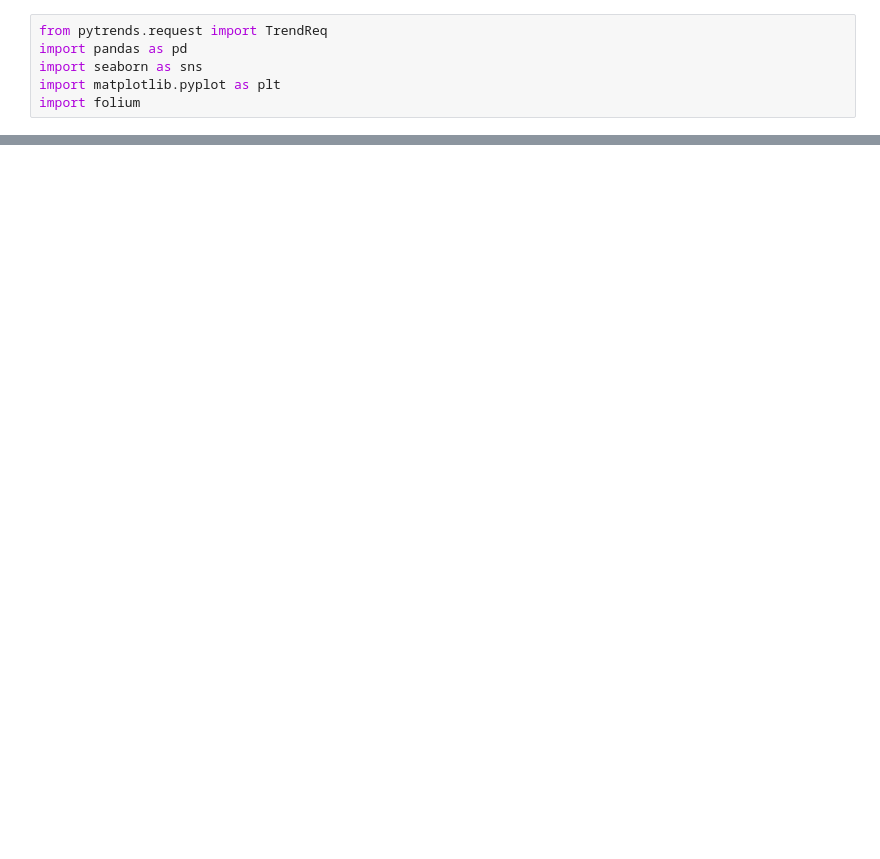
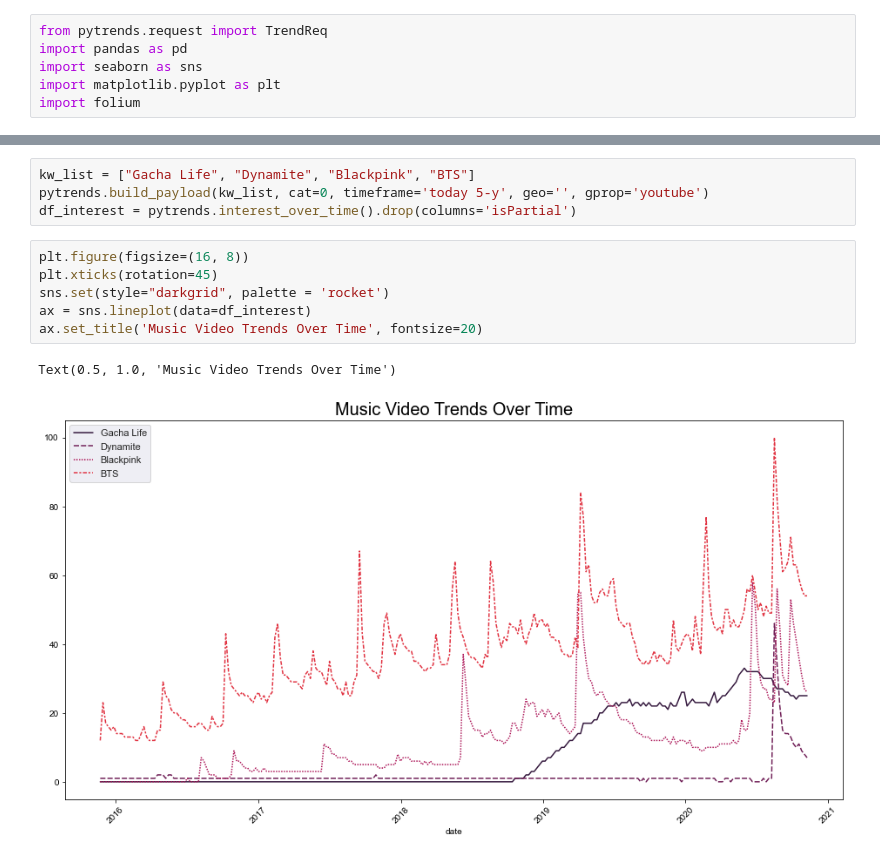
Before and after one commit to giallo41/Data_Science, a Jupyter notebook: youtube_trend/01.example.ipynb, the cells around one changed output, grey strips where cells are left out. Drawn from its saved outputs; the diff is of its cells as text; blank space fills up the shorter version.

```diff
--- a/youtube_trend/01.example.ipynb
+++ b/youtube_trend/01.example.ipynb
@@ -12,0 +65,13 @@ ConnectTimeout: HTTPSConnectionPool(host='trends.google.com', port=443): Max ret
+# %%
+kw_list = ["Gacha Life", "Dynamite", "Blackpink", "BTS"]
+pytrends.build_payload(kw_list, cat=0, timeframe='today 5-y', geo='', gprop='youtube')
+df_interest = pytrends.interest_over_time().drop(columns='isPartial')
+# %%
+plt.figure(figsize=(16, 8))
+plt.xticks(rotation=45)
+sns.set(style="darkgrid", palette = 'rocket')
+ax = sns.lineplot(data=df_interest)
+ax.set_title('Music Video Trends Over Time', fontsize=20)
+# %% [output]
+Text(0.5, 1.0, 'Music Video Trends Over Time')
+[figure, added]
```
Also changed, not shown: parts of 8 cells of this notebook.
